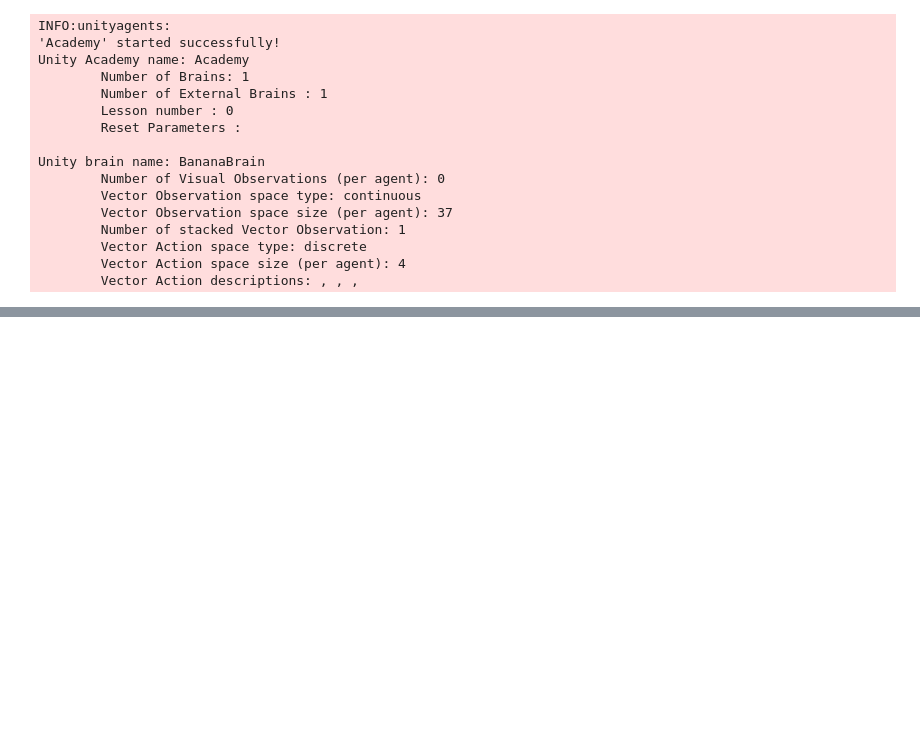
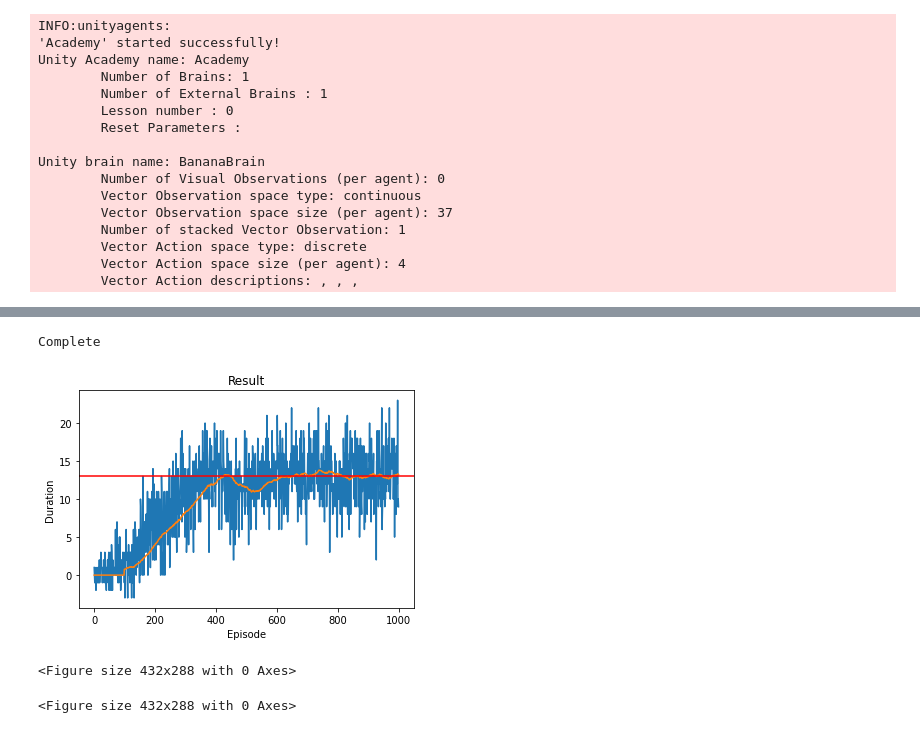
Before and after one commit to benedikt-holland/udacity_drl, a Jupyter notebook: Navigation.ipynb, the cells around one changed output, grey strips where cells are left out. Saved outputs shown, nothing was run; the diff lists cells and outputs as text; code cells hidden in the pictures; blank space fills up the shorter version.

Commit message:
trained 2 layer neural network

```diff
--- a/Navigation.ipynb
+++ b/Navigation.ipynb
@@ -13,15 +13,13 @@ import torch.nn.functional as F
 
 from unityagents import UnityEnvironment
 
-env = UnityEnvironment(file_name="Banana/Banana.exe", no_graphics=True)
+environment = UnityEnvironment(file_name="Banana/Banana.exe", no_graphics=True)
 
 is_ipython = 'inline' in matplotlib.get_backend()
 if is_ipython:
     from IPython import display
 
 plt.ion()
-
-device = torch.device("cuda" if torch.cuda.is_available() else "cpu")
 # %% [output]
 INFO:unityagents:
 'Academy' started successfully!
@@ -59,13 +57,15 @@ class ReplayMemory(object):
 # %%
 class DQN(nn.Module):
 
-    def __init__(self, n_observations, n_actions):
+    def __init__(self, n_observations, n_actions, n_neurons=128):
         super(DQN, self).__init__()
-        self.layer1 = nn.Linear(n_observations, 128)
-        self.layer2 = nn.Linear(128, 128)
-        self.layer3 = nn.Linear(128, n_actions)
+        self.input = nn.Linear(n_observations, n_neurons)
+        self.hidden = nn.Linear(n_neurons, n_neurons)
+        self.hidden2 = nn.Linear(n_neurons, n_neurons)
+        self.output = nn.Linear(n_neurons, n_actions)
 
     def forward(self, x):
-        x = F.relu(self.layer1(x))
-        x = F.relu(self.layer2(x))
-        return self.layer3(x)
+        x = F.relu(self.input(x))
+        x = F.relu(self.hidden(x))
+        x = F.relu(self.hidden2(x))
+        return self.output(x)
@@ -249 +239,17 @@ Complete
+# %%
+agent = Agent(environment, n_neurons=64, memory_size=10000, tau=1e-3, lr=5e-4, update_every=4)
+# %%
+try:
+    agent.train()
+finally:
+    agent.save("model2.pth")
+    print('Complete')
+    agent.plot_durations(show_result=True)
+    plt.ioff()
+    plt.show()
+# %% [output]
+Complete
+[figure, added]
+<Figure size 432x288 with 0 Axes>
+<Figure size 432x288 with 0 Axes>
 # %%
```
Also changed, not shown: parts of 6 cells of this notebook, 7 other files.
